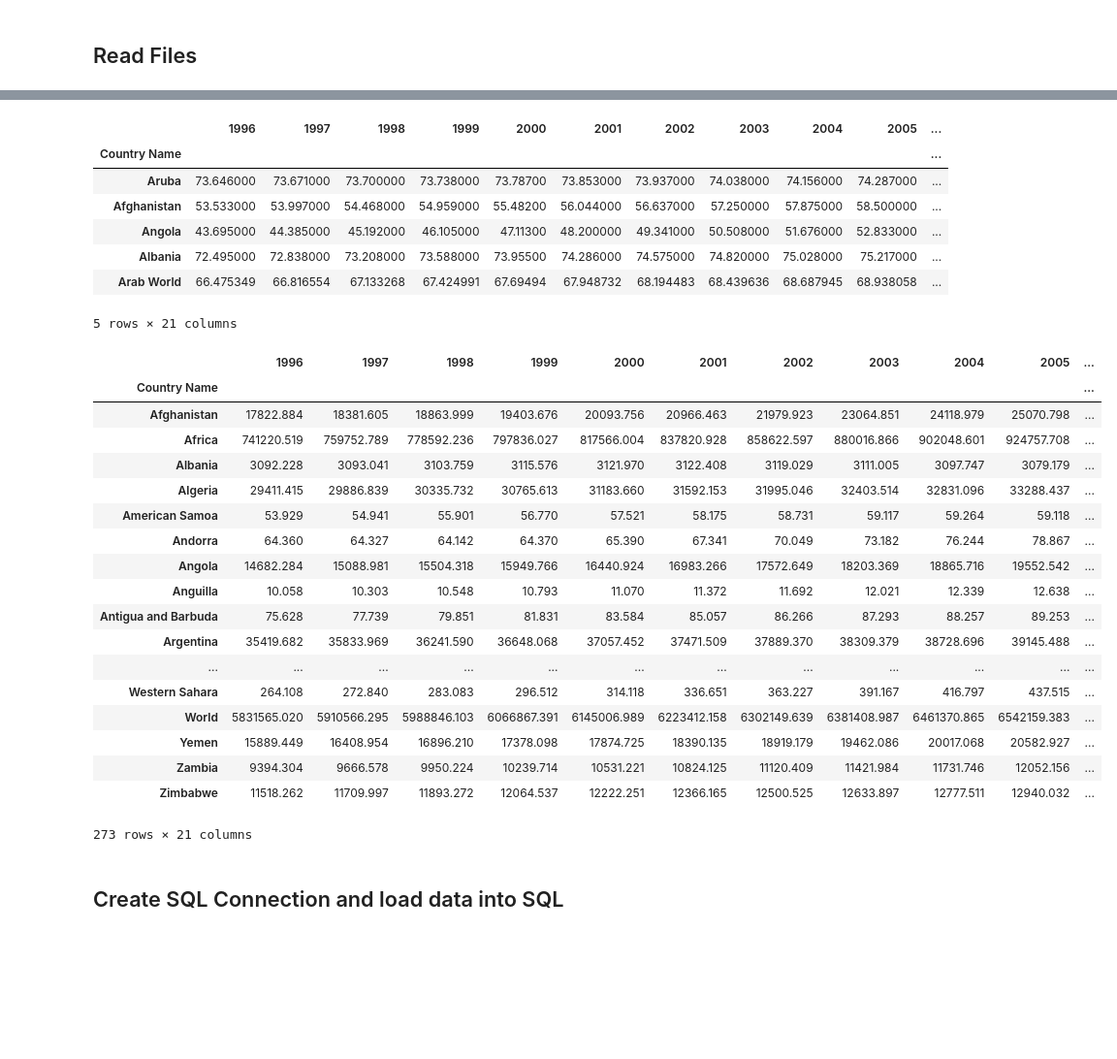
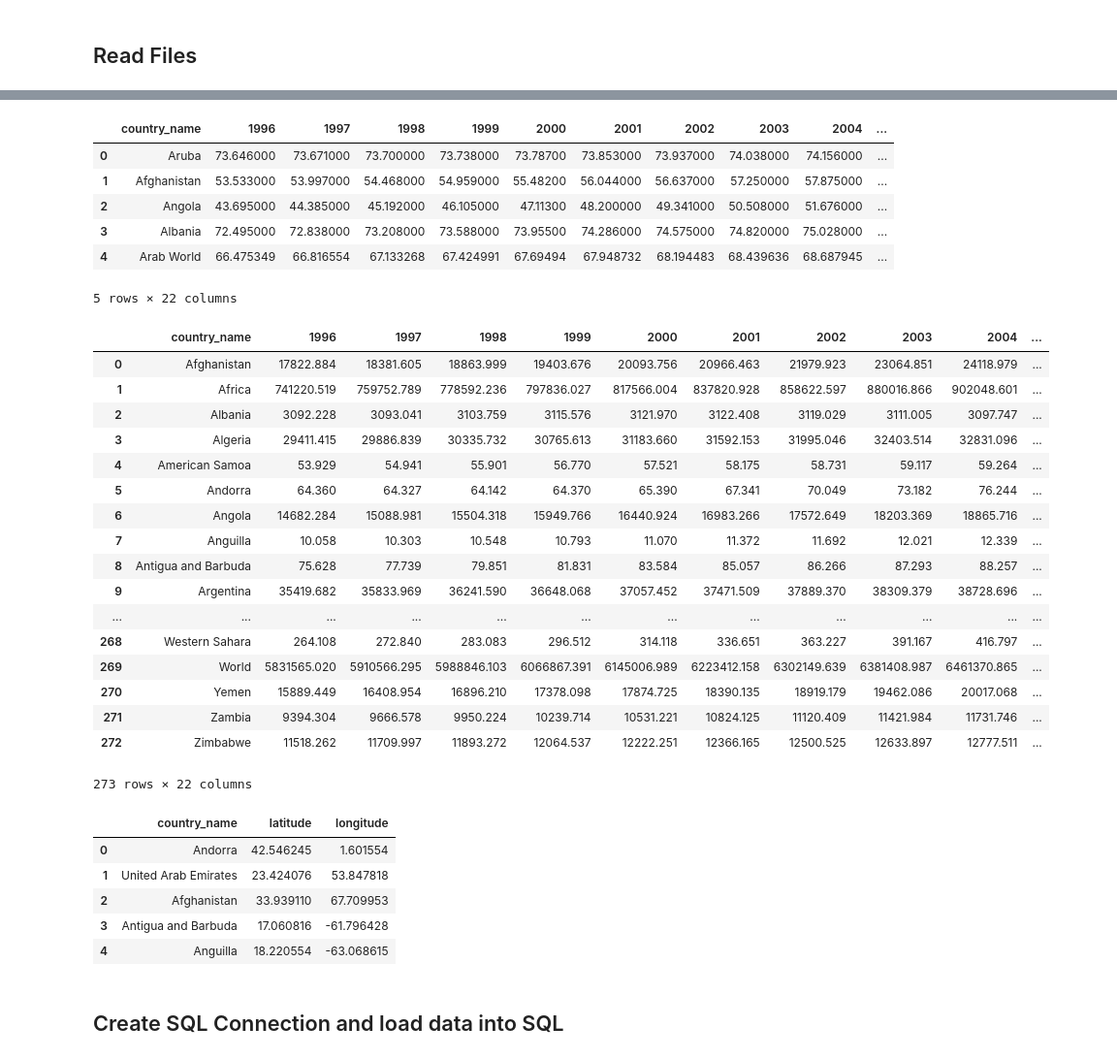
Before and after one commit to Lalcenat/Project_2, a Jupyter notebook: project2_final.ipynb, the cells around one changed output, grey strips where cells are left out. Shown at 97% size. Saved outputs shown, nothing was run; the diff lists cells and outputs as text; code cells hidden in the pictures; blank space fills up the shorter version.

```diff
--- a/project2_final.ipynb
+++ b/project2_final.ipynb
@@ -29,44 +37,58 @@ life_dirty = life_dirty.set_index("Country Name")
 # %%
 life_dirty = life_dirty.loc[:,'1996':'2016']
 life_df = life_dirty.dropna(how = 'any')
+life_df.index.names = ["country_name"]
+life_df = life_df.reset_index()
 life_df.head()
 # %% [output]
-|  | 1996 | 1997 | 1998 | 1999 | 2000 | 2001 | 2002 | 2003 | 2004 | 2005 | ... |
-| Country Name |  |  |  |  |  |  |  |  |  |  | ... |
-| Aruba | 73.646000 | 73.671000 | 73.700000 | 73.738000 | 73.78700 | 73.853000 | 73.937000 | 74.038000 | 74.156000 | 74.287000 | ... |
-| Afghanistan | 53.533000 | 53.997000 | 54.468000 | 54.959000 | 55.48200 | 56.044000 | 56.637000 | 57.250000 | 57.875000 | 58.500000 | ... |
-| Angola | 43.695000 | 44.385000 | 45.192000 | 46.105000 | 47.11300 | 48.200000 | 49.341000 | 50.508000 | 51.676000 | 52.833000 | ... |
-| Albania | 72.495000 | 72.838000 | 73.208000 | 73.588000 | 73.95500 | 74.286000 | 74.575000 | 74.820000 | 75.028000 | 75.217000 | ... |
-| Arab World | 66.475349 | 66.816554 | 67.133268 | 67.424991 | 67.69494 | 67.948732 | 68.194483 | 68.439636 | 68.687945 | 68.938058 | ... |
+|  | country_name | 1996 | 1997 | 1998 | 1999 | 2000 | 2001 | 2002 | 2003 | 2004 | ... |
+| 0 | Aruba | 73.646000 | 73.671000 | 73.700000 | 73.738000 | 73.78700 | 73.853000 | 73.937000 | 74.038000 | 74.156000 | ... |
+| 1 | Afghanistan | 53.533000 | 53.997000 | 54.468000 | 54.959000 | 55.48200 | 56.044000 | 56.637000 | 57.250000 | 57.875000 | ... |
+| 2 | Angola | 43.695000 | 44.385000 | 45.192000 | 46.105000 | 47.11300 | 48.200000 | 49.341000 | 50.508000 | 51.676000 | ... |
+| 3 | Albania | 72.495000 | 72.838000 | 73.208000 | 73.588000 | 73.95500 | 74.286000 | 74.575000 | 74.820000 | 75.028000 | ... |
+| 4 | Arab World | 66.475349 | 66.816554 | 67.133268 | 67.424991 | 67.69494 | 67.948732 | 68.194483 | 68.439636 | 68.687945 | ... |
-5 rows × 21 columns
+5 rows × 22 columns
 # %%
 #Read Population File
 pop_df = pd.read_csv("MergedPopDataCSV.csv")
 pop_df = pop_df.iloc[:,:-2]
-pop_df.rename(columns = {"Location":"Country Name"}, inplace = True)
-pop_df = pop_df.drop_duplicates("Country Name")
-pop_df = pop_df.set_index("Country Name")
+pop_df.rename(columns = {"Location":"country_name"}, inplace = True)
+pop_df = pop_df.drop_duplicates("country_name")
 pop_df
 # %% [output]
-|  | 1996 | 1997 | 1998 | 1999 | 2000 | 2001 | 2002 | 2003 | 2004 | 2005 | ... |
-| Country Name |  |  |  |  |  |  |  |  |  |  | ... |
-| Afghanistan | 17822.884 | 18381.605 | 18863.999 | 19403.676 | 20093.756 | 20966.463 | 21979.923 | 23064.851 | 24118.979 | 25070.798 | ... |
-| Africa | 741220.519 | 759752.789 | 778592.236 | 797836.027 | 817566.004 | 837820.928 | 858622.597 | 880016.866 | 902048.601 | 924757.708 | ... |
-| Albania | 3092.228 | 3093.041 | 3103.759 | 3115.576 | 3121.970 | 3122.408 | 3119.029 | 3111.005 | 3097.747 | 3079.179 | ... |
-| Algeria | 29411.415 | 29886.839 | 30335.732 | 30765.613 | 31183.660 | 31592.153 | 31995.046 | 32403.514 | 32831.096 | 33288.437 | ... |
-| American Samoa | 53.929 | 54.941 | 55.901 | 56.770 | 57.521 | 58.175 | 58.731 | 59.117 | 59.264 | 59.118 | ... |
-| Andorra | 64.360 | 64.327 | 64.142 | 64.370 | 65.390 | 67.341 | 70.049 | 73.182 | 76.244 | 78.867 | ... |
-| Angola | 14682.284 | 15088.981 | 15504.318 | 15949.766 | 16440.924 | 16983.266 | 17572.649 | 18203.369 | 18865.716 | 19552.542 | ... |
-| Anguilla | 10.058 | 10.303 | 10.548 | 10.793 | 11.070 | 11.372 | 11.692 | 12.021 | 12.339 | 12.638 | ... |
-| Antigua and Barbuda | 75.628 | 77.739 | 79.851 | 81.831 | 83.584 | 85.057 | 86.266 | 87.293 | 88.257 | 89.253 | ... |
-| Argentina | 35419.682 | 35833.969 | 36241.590 | 36648.068 | 37057.452 | 37471.509 | 37889.370 | 38309.379 | 38728.696 | 39145.488 | ... |
+|  | country_name | 1996 | 1997 | 1998 | 1999 | 2000 | 2001 | 2002 | 2003 | 2004 | ... |
+| 0 | Afghanistan | 17822.884 | 18381.605 | 18863.999 | 19403.676 | 20093.756 | 20966.463 | 21979.923 | 23064.851 | 24118.979 | ... |
+| 1 | Africa | 741220.519 | 759752.789 | 778592.236 | 797836.027 | 817566.004 | 837820.928 | 858622.597 | 880016.866 | 902048.601 | ... |
+| 2 | Albania | 3092.228 | 3093.041 | 3103.759 | 3115.576 | 3121.970 | 3122.408 | 3119.029 | 3111.005 | 3097.747 | ... |
+| 3 | Algeria | 29411.415 | 29886.839 | 30335.732 | 30765.613 | 31183.660 | 31592.153 | 31995.046 | 32403.514 | 32831.096 | ... |
+| 4 | American Samoa | 53.929 | 54.941 | 55.901 | 56.770 | 57.521 | 58.175 | 58.731 | 59.117 | 59.264 | ... |
+| 5 | Andorra | 64.360 | 64.327 | 64.142 | 64.370 | 65.390 | 67.341 | 70.049 | 73.182 | 76.244 | ... |
+| 6 | Angola | 14682.284 | 15088.981 | 15504.318 | 15949.766 | 16440.924 | 16983.266 | 17572.649 | 18203.369 | 18865.716 | ... |
+| 7 | Anguilla | 10.058 | 10.303 | 10.548 | 10.793 | 11.070 | 11.372 | 11.692 | 12.021 | 12.339 | ... |
+| 8 | Antigua and Barbuda | 75.628 | 77.739 | 79.851 | 81.831 | 83.584 | 85.057 | 86.266 | 87.293 | 88.257 | ... |
+| 9 | Argentina | 35419.682 | 35833.969 | 36241.590 | 36648.068 | 37057.452 | 37471.509 | 37889.370 | 38309.379 | 38728.696 | ... |
 | ... | ... | ... | ... | ... | ... | ... | ... | ... | ... | ... | ... |
-| Western Sahara | 264.108 | 272.840 | 283.083 | 296.512 | 314.118 | 336.651 | 363.227 | 391.167 | 416.797 | 437.515 | ... |
-| World | 5831565.020 | 5910566.295 | 5988846.103 | 6066867.391 | 6145006.989 | 6223412.158 | 6302149.639 | 6381408.987 | 6461370.865 | 6542159.383 | ... |
-| Yemen | 15889.449 | 16408.954 | 16896.210 | 17378.098 | 17874.725 | 18390.135 | 18919.179 | 19462.086 | 20017.068 | 20582.927 | ... |
-| Zambia | 9394.304 | 9666.578 | 9950.224 | 10239.714 | 10531.221 | 10824.125 | 11120.409 | 11421.984 | 11731.746 | 12052.156 | ... |
-| Zimbabwe | 11518.262 | 11709.997 | 11893.272 | 12064.537 | 12222.251 | 12366.165 | 12500.525 | 12633.897 | 12777.511 | 12940.032 | ... |
+| 268 | Western Sahara | 264.108 | 272.840 | 283.083 | 296.512 | 314.118 | 336.651 | 363.227 | 391.167 | 416.797 | ... |
+| 269 | World | 5831565.020 | 5910566.295 | 5988846.103 | 6066867.391 | 6145006.989 | 6223412.158 | 6302149.639 | 6381408.987 | 6461370.865 | ... |
+| 270 | Yemen | 15889.449 | 16408.954 | 16896.210 | 17378.098 | 17874.725 | 18390.135 | 18919.179 | 19462.086 | 20017.068 | ... |
+| 271 | Zambia | 9394.304 | 9666.578 | 9950.224 | 10239.714 | 10531.221 | 10824.125 | 11120.409 | 11421.984 | 11731.746 | ... |
+| 272 | Zimbabwe | 11518.262 | 11709.997 | 11893.272 | 12064.537 | 12222.251 | 12366.165 | 12500.525 | 12633.897 | 12777.511 | ... |
-273 rows × 21 columns
+273 rows × 22 columns
+# %%
+#Read lat and long df
+latlong_df = pd.read_csv("country_lat_lon.csv", encoding='latin-1')
+latlong_df.rename(columns = {"name":"country_name"}, inplace = True)
+latlong_df = latlong_df.set_index("country_name")
+latlong_df = latlong_df[["latitude", "longitude"]]
+latlong_df = latlong_df.reset_index()
+latlong_df.head()
+# %% [output]
+|  | country_name | latitude | longitude |
+| 0 | Andorra | 42.546245 | 1.601554 |
+| 1 | United Arab Emirates | 23.424076 | 53.847818 |
+| 2 | Afghanistan | 33.939110 | 67.709953 |
+| 3 | Antigua and Barbuda | 17.060816 | -61.796428 |
+| 4 | Anguilla | 18.220554 | -63.068615 |
 # %% [markdown]
 ## Create SQL Connection and load data into SQL
 # %% [markdown]
```
Also changed, not shown: parts of 34 cells of this notebook, 6 other files.
